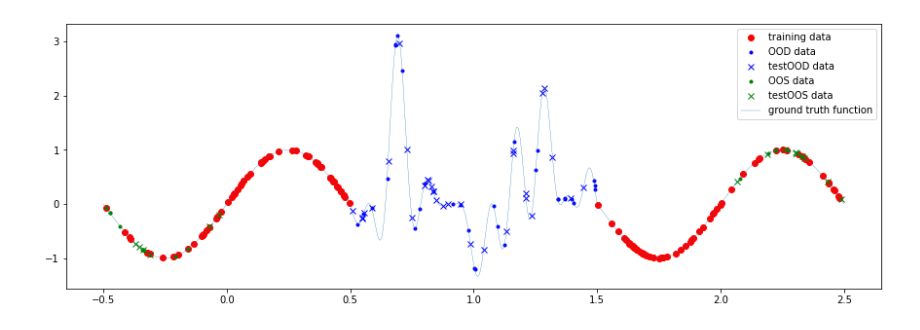
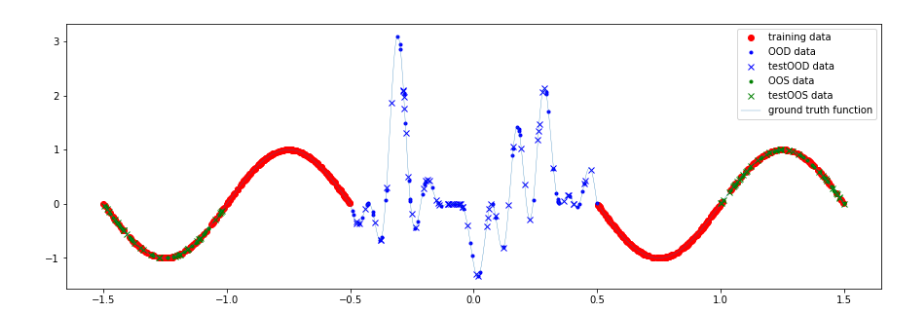
Before and after one commit to saleml/mcdeup, a Jupyter notebook: Z.ipynb, the cells around one changed output. Cells and saved outputs as stored; diff of their text form; code cells hidden in the pictures.

```diff
--- a/Z.ipynb
+++ b/Z.ipynb
@@ -16,16 +16,17 @@ from data import generate_data
 import itertools
 # %%
 (x, y, oos_x, oos_y, ood_x, ood_y, oos_x_test,
- oos_y_test, ood_x_test, ood_y_test, x_test, y_test) = generate_data(128, 32, 64, seed=7, plot=True, device='cuda', shuffle=True)
+ oos_y_test, ood_x_test, ood_y_test, x_test, y_test) = generate_data(512, 128, 128, seed=7, plot=True, device='cuda',
+                                                                     shuffle=True, offset=-1)
 
 full_X = torch.cat((x, ood_x, oos_x))
 full_Y= torch.cat((y, ood_y, oos_y))
 full_data = TensorDataset(full_X, full_Y)
 
 test_data = TensorDataset(torch.cat((ood_x_test, oos_x_test)), torch.cat((ood_y_test, oos_y_test)))
 oos_ood = torch.cat((ood_x, oos_x)), torch.cat((ood_y, oos_y))
 # %% [output]
-[figure, old version]
+[figure, new version]
 # %%
 #main_net = nn.Sequential(nn.Linear(1, 256),
 #                         nn.ReLU(),
```
Also changed, not shown: parts of 9 cells of this notebook, 1 other file.
